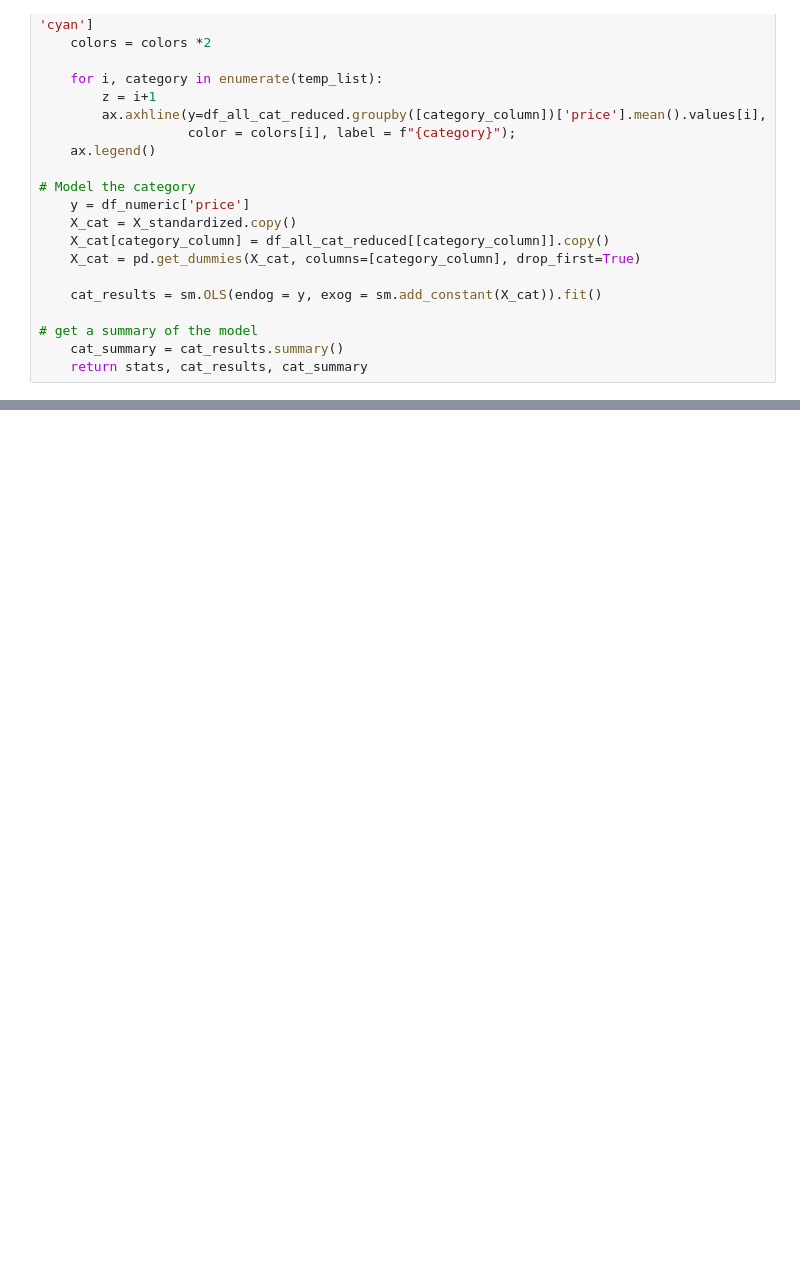
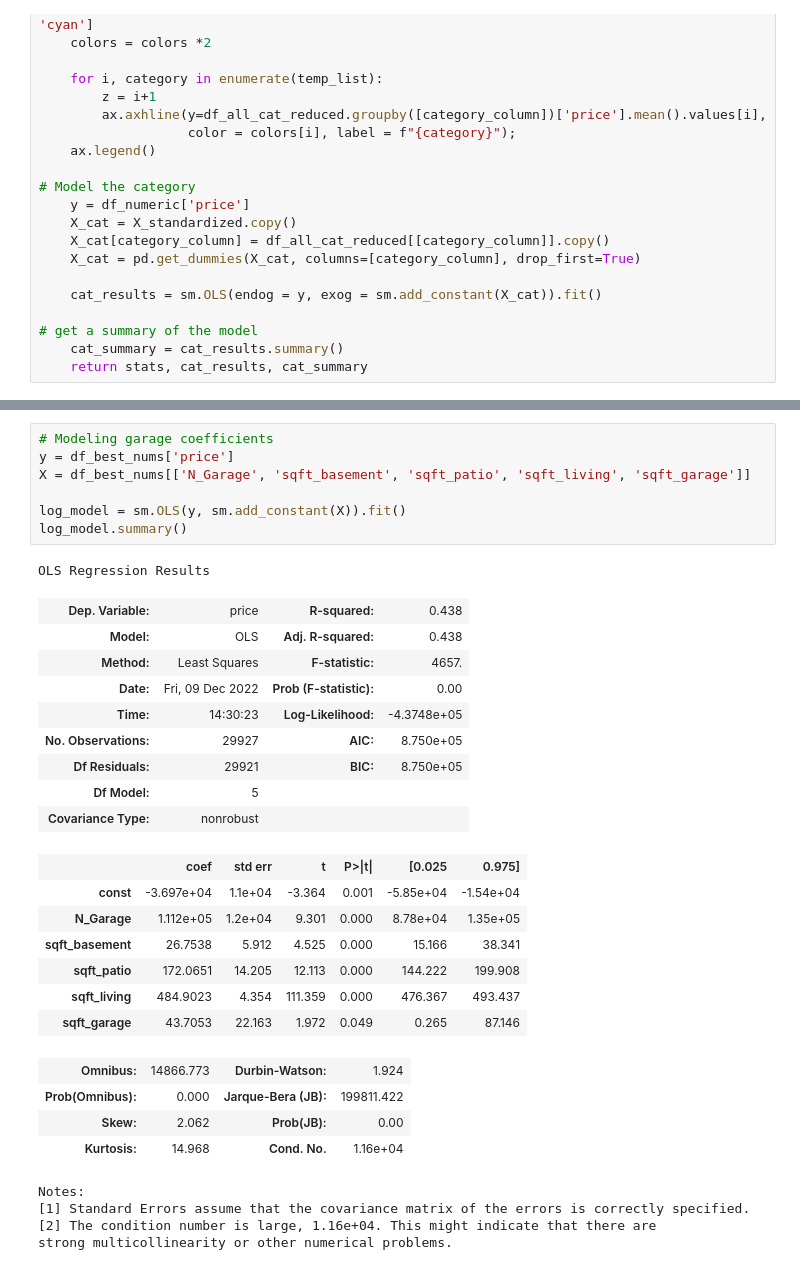
Before and after one commit to mduncan23/King-County-Real-Estate-Analysis, a Jupyter notebook: Leif new working copy.ipynb, the cells around one changed output, grey strips where cells are left out. Cells and saved outputs as stored; diff of their text form; blank space fills up the shorter version.

```diff
--- a/Leif new working copy.ipynb
+++ b/Leif new working copy.ipynb
@@ -1452,0 +1436,33 @@ def check_for_category_multi(category_column):
+# %%
+# Modeling garage coefficients
+y = df_best_nums['price']
+X = df_best_nums[['N_Garage', 'sqft_basement', 'sqft_patio', 'sqft_living', 'sqft_garage']]
+
+log_model = sm.OLS(y, sm.add_constant(X)).fit()
+log_model.summary()
+# %% [output]
+OLS Regression Results
+| Dep. Variable: | price | R-squared: | 0.438 |
+| Model: | OLS | Adj. R-squared: | 0.438 |
+| Method: | Least Squares | F-statistic: | 4657. |
+| Date: | Fri, 09 Dec 2022 | Prob (F-statistic): | 0.00 |
+| Time: | 14:30:23 | Log-Likelihood: | -4.3748e+05 |
+| No. Observations: | 29927 | AIC: | 8.750e+05 |
+| Df Residuals: | 29921 | BIC: | 8.750e+05 |
+| Df Model: | 5 |  |  |
+| Covariance Type: | nonrobust |  |  |
+|  | coef | std err | t | P>|t| | [0.025 | 0.975] |
+| const | -3.697e+04 | 1.1e+04 | -3.364 | 0.001 | -5.85e+04 | -1.54e+04 |
+| N_Garage | 1.112e+05 | 1.2e+04 | 9.301 | 0.000 | 8.78e+04 | 1.35e+05 |
+| sqft_basement | 26.7538 | 5.912 | 4.525 | 0.000 | 15.166 | 38.341 |
+| sqft_patio | 172.0651 | 14.205 | 12.113 | 0.000 | 144.222 | 199.908 |
+| sqft_living | 484.9023 | 4.354 | 111.359 | 0.000 | 476.367 | 493.437 |
+| sqft_garage | 43.7053 | 22.163 | 1.972 | 0.049 | 0.265 | 87.146 |
+| Omnibus: | 14866.773 | Durbin-Watson: | 1.924 |
+| Prob(Omnibus): | 0.000 | Jarque-Bera (JB): | 199811.422 |
+| Skew: | 2.062 | Prob(JB): | 0.00 |
+| Kurtosis: | 14.968 | Cond. No. | 1.16e+04 |
+Notes:
+[1] Standard Errors assume that the covariance matrix of the errors is correctly specified.
+[2] The condition number is large, 1.16e+04. This might indicate that there are
+strong multicollinearity or other numerical problems.
```
Also changed, not shown: parts of 38 cells of this notebook, 3 other files.
